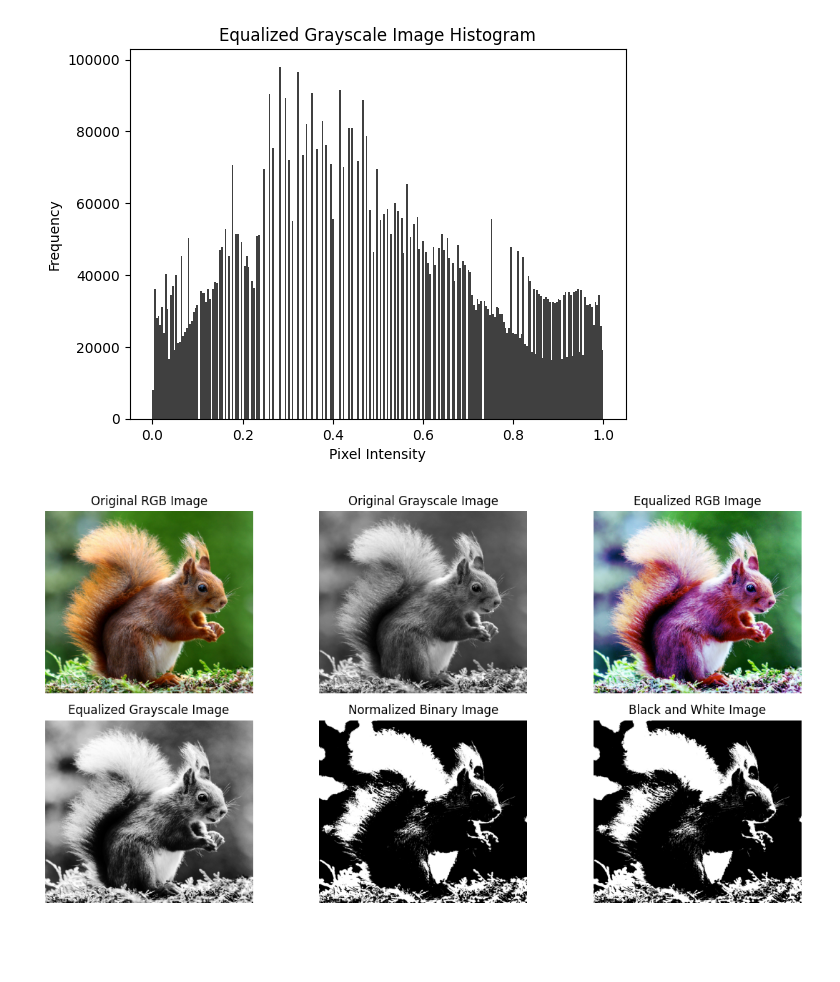
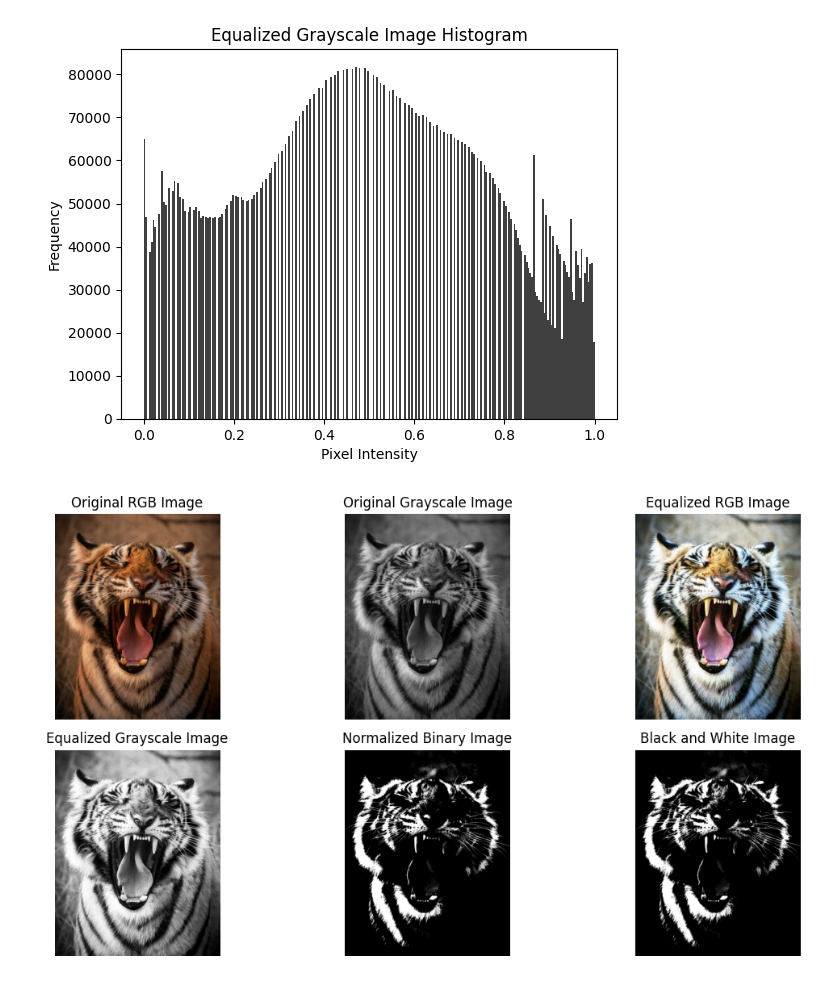
Before and after one commit to arpan2233/Deep-Learning, a Jupyter notebook: equalise_image.ipynb, the cells around one changed output. Cells and saved outputs as stored; diff of their text form; code cells hidden in the pictures; blank space fills up the shorter version.

```diff
--- a/equalise_image.ipynb
+++ b/equalise_image.ipynb
@@ -44,7 +44,7 @@ def binary_to_black_white(image):
     return (image * 255).astype(np.uint8)
 
 # Load an image
-image_path = '/content/animal.jpg'  # Replace with your image path
+image_path = '/content/tiger.jpg'  # Replace with your image path
 image = cv2.imread(image_path)
 
 # Convert BGR to RGB (OpenCV loads images in BGR format)
@@ -119,2 +119,2 @@ plt.show()
-[figure, old version]
+[figure, new version]
-[figure, old version]
+[figure, new version]
```
Also changed, not shown: parts of 1 cell of this notebook.
